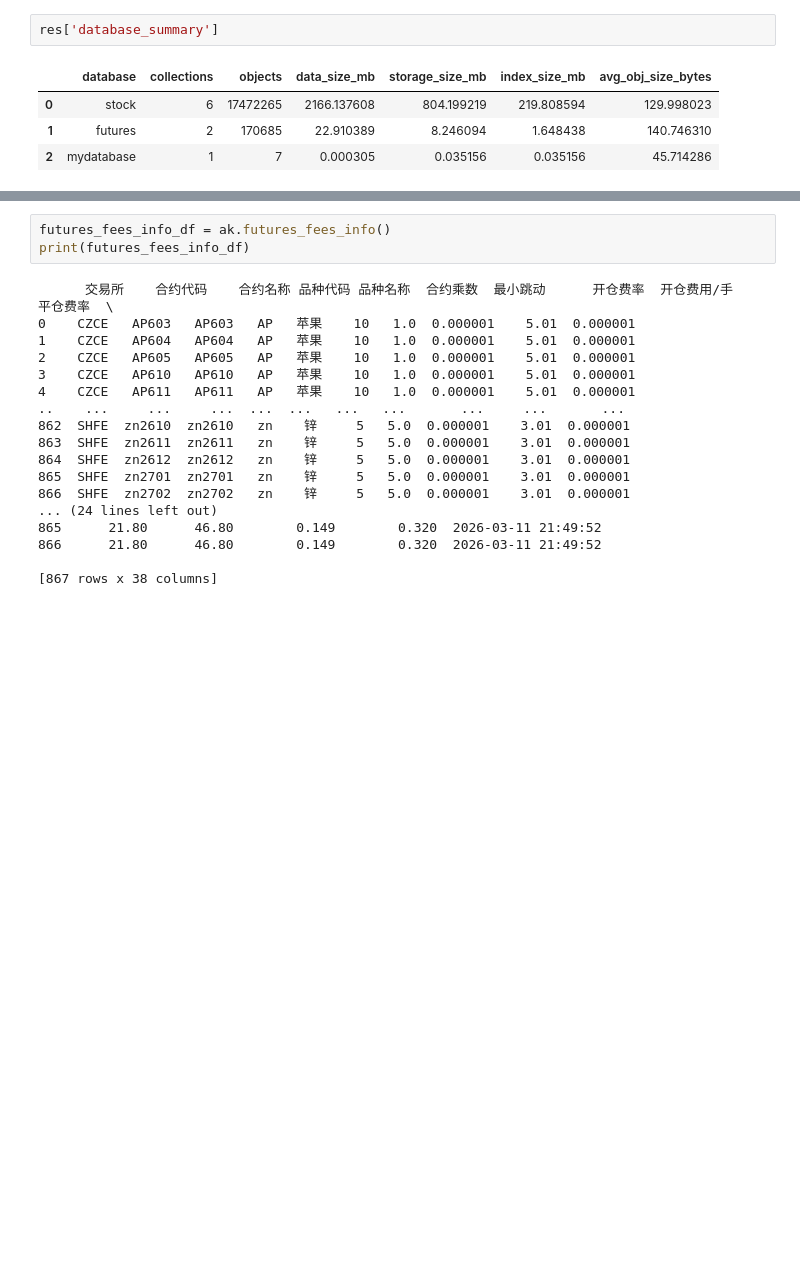
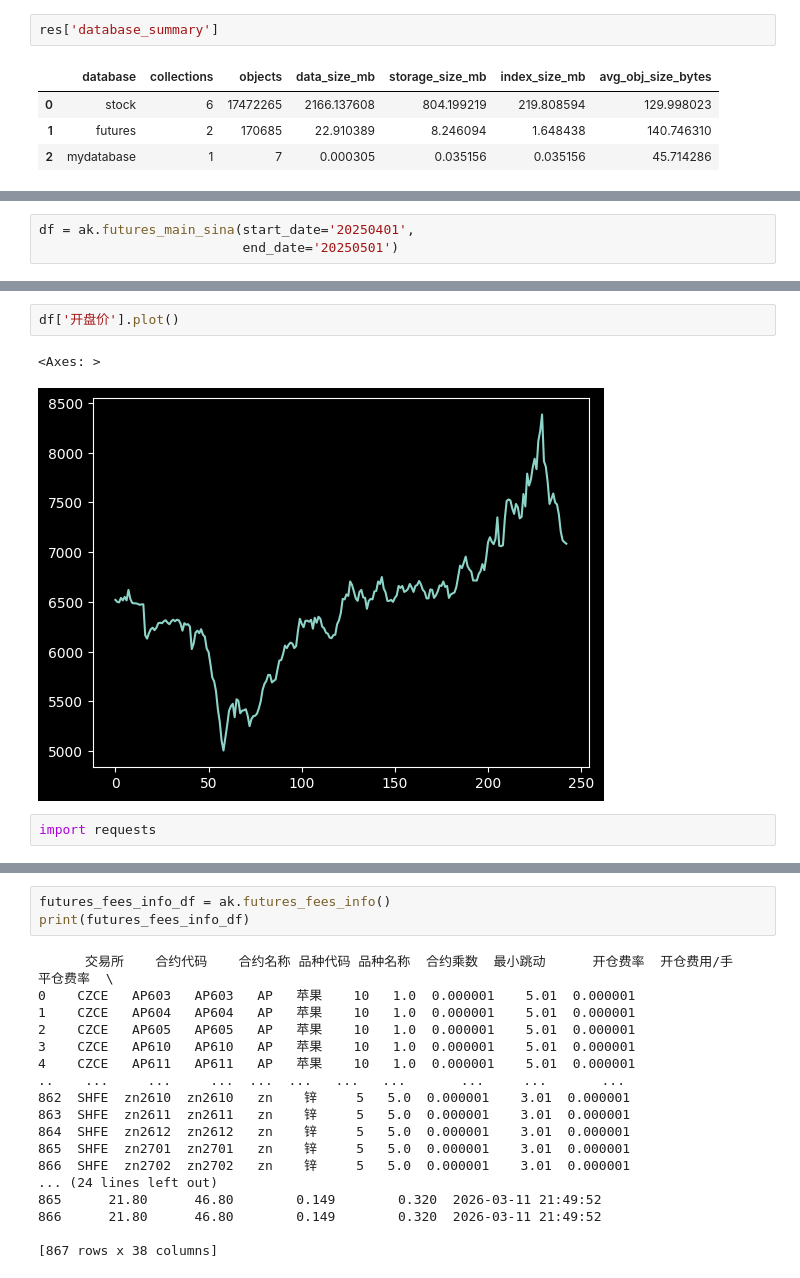
Before and after one commit to leoweng111/lionet, a Jupyter notebook: notebook/ak_test.ipynb, the cells around one changed output, grey strips where cells are left out. Cells and saved outputs as stored; diff of their text form; blank space fills up the shorter version.

```diff
--- a/notebook/ak_test.ipynb
+++ b/notebook/ak_test.ipynb
@@ -31,0 +267,3 @@ res['database_summary']
+# %%
+df = ak.futures_main_sina(start_date='20250401',
+                          end_date='20250501')
@@ -31,0 +312,7 @@ res['database_summary']
+# %%
+df['开盘价'].plot()
+# %% [output]
+<Axes: >
+[figure, added]
+# %%
+import requests
```
Also changed, not shown: parts of 27 cells of this notebook, 2 other files.
